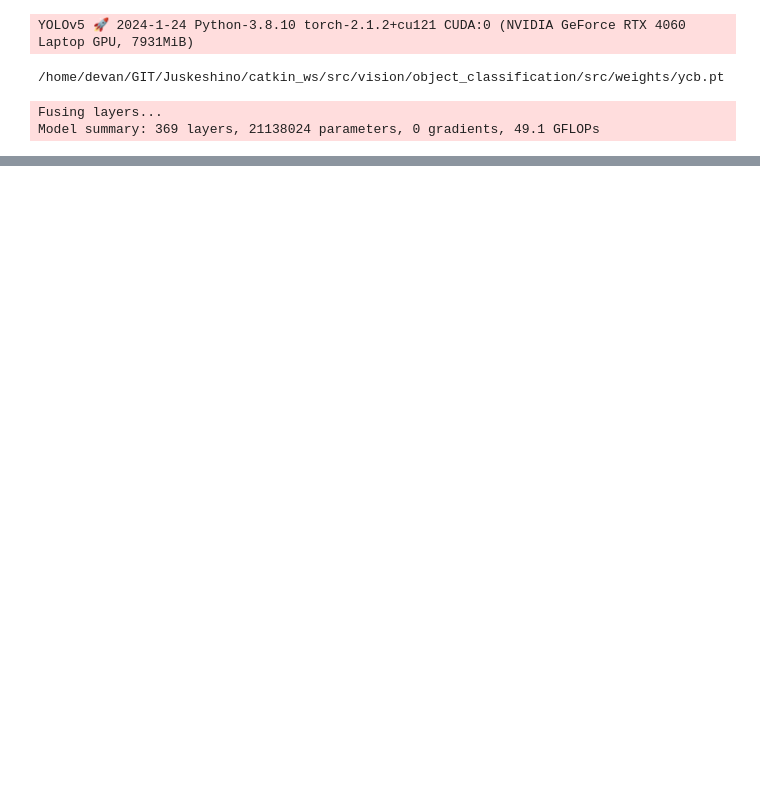
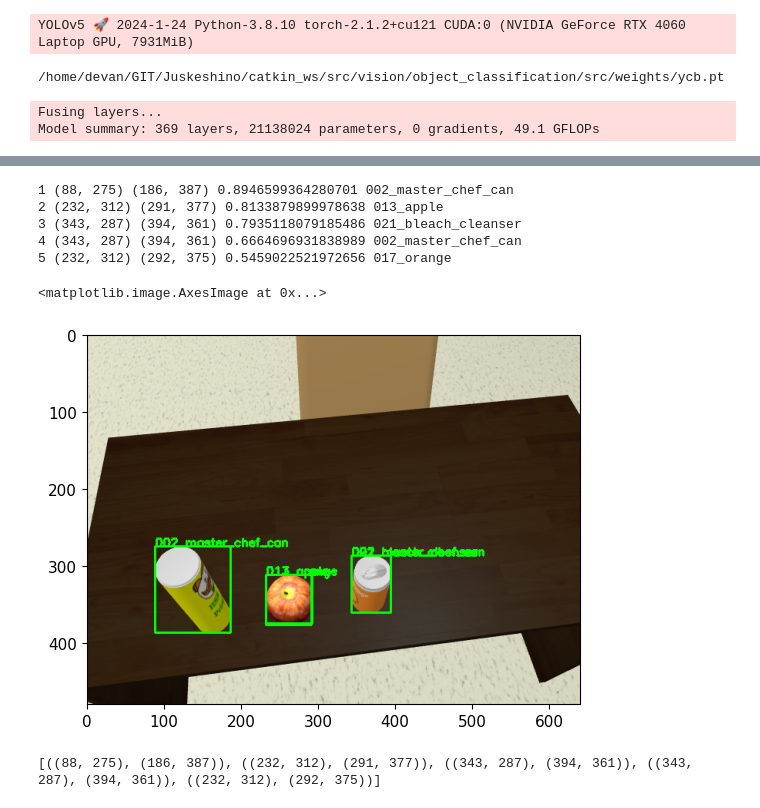
Before and after one commit to RobotJustina/Juskeshino, a Jupyter notebook: catkin_ws/src/mapless_navigation/vision_modules/scripts/yolo5_test.ipynb, the cells around one changed output, grey strips where cells are left out. Drawn from its saved outputs; the diff is of its cells as text; code cells hidden in the pictures; blank space fills up the shorter version.

```diff
--- a/catkin_ws/src/mapless_navigation/vision_modules/scripts/yolo5_test.ipynb
+++ b/catkin_ws/src/mapless_navigation/vision_modules/scripts/yolo5_test.ipynb
@@ -107,0 +148,38 @@ torch.Size([4, 6])
+# %%
+debug_img = sampling_img.copy()
+
+num_preds = 0
+points = []
+labels = []
+confidence_threshold = 0.4
+
+for detect in detections:
+    for *xyxy, conf, cls in (detect):# Model Result is bounding box  confidence  and class
+        if conf.cpu().tolist() > confidence_threshold:
+            num_preds+=1
+            pt_min = (int(xyxy[0].cpu().tolist()), int(xyxy[1].cpu().tolist()))
+            pt_max = (int(xyxy[2].cpu().tolist()), int(xyxy[3].cpu().tolist()))
+
+            points.append((pt_min, pt_max))
+            labels.append([round(conf.cpu().tolist(), 3), model.names[int(cls.cpu().tolist())]])
+
+            debug_img = cv2.rectangle(debug_img ,pt_min,pt_max,  (0, 255, 0), 2)
+            debug_img = cv2.putText(debug_img, model.names[int(cls.cpu().tolist())],
+                        pt_min, cv2.FONT_HERSHEY_SIMPLEX, 0.5, (0, 255, 0), 2)
+            print(num_preds, pt_min, pt_max, conf.cpu().tolist(), model.names[int(cls.cpu().tolist())] )
+
+plt.imshow(debug_img)
+# %% [output]
+1 (88, 275) (186, 387) 0.8946599364280701 002_master_chef_can
+2 (232, 312) (291, 377) 0.8133879899978638 013_apple
+3 (343, 287) (394, 361) 0.7935118079185486 021_bleach_cleanser
+4 (343, 287) (394, 361) 0.6664696931838989 002_master_chef_can
+5 (232, 312) (292, 375) 0.5459022521972656 017_orange
+<matplotlib.image.AxesImage at 0x...>
+[figure, added]
+# %%
+print(points)
+true_points = []
+true_predictions = []
+# %% [output]
+[((88, 275), (186, 387)), ((232, 312), (291, 377)), ((343, 287), (394, 361)), ((343, 287), (394, 361)), ((232, 312), (292, 375))]
```
Also changed, not shown: parts of 10 cells of this notebook, 1 other file.
